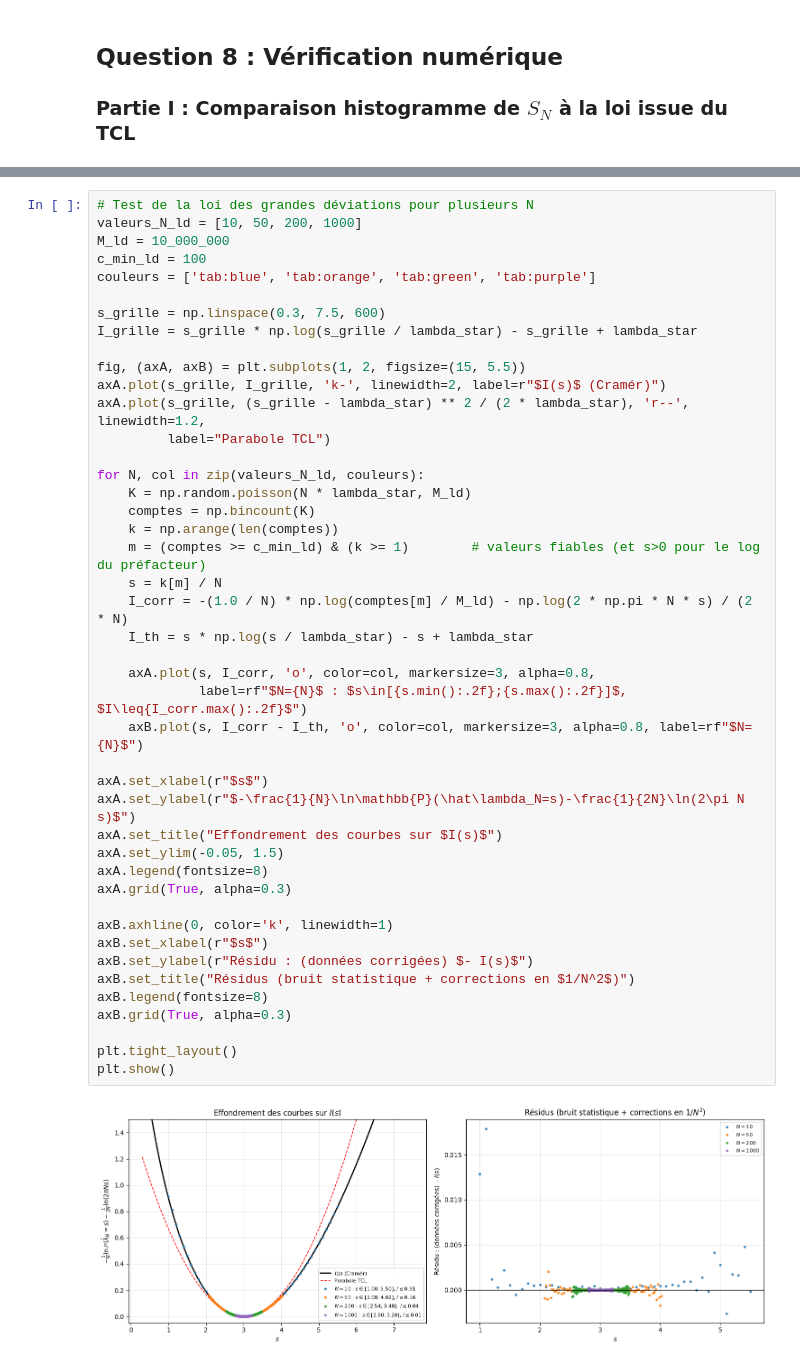
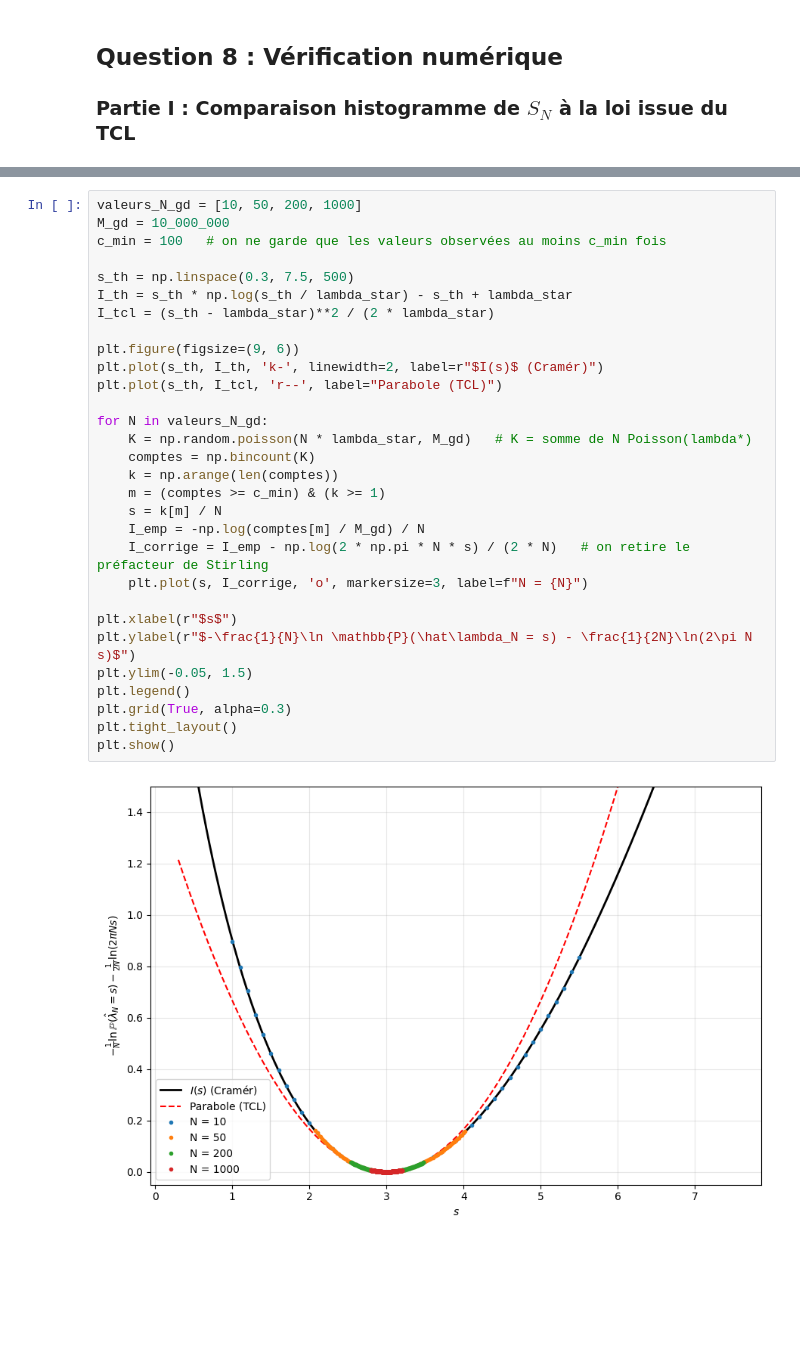
Before and after one commit to Brieucjub/homework1, a Jupyter notebook: homework1_exo2.ipynb, the cells around one changed output, grey strips where cells are left out. Cells and saved outputs as stored; diff of their text form; blank space fills up the shorter version.

```diff
--- a/homework1_exo2.ipynb
+++ b/homework1_exo2.ipynb
@@ -553,46 +435,32 @@ C'est bien le signe du terme d'ordre 3 de $I(s)$ (Q7) : asymétrie à droite de
 # %%
-# Test de la loi des grandes déviations pour plusieurs N
-valeurs_N_ld = [10, 50, 200, 1000]
-M_ld = 10_000_000
-c_min_ld = 100
-couleurs = ['tab:blue', 'tab:orange', 'tab:green', 'tab:purple']
+valeurs_N_gd = [10, 50, 200, 1000]
+M_gd = 10_000_000
+c_min = 100   # on ne garde que les valeurs observées au moins c_min fois
 
-s_grille = np.linspace(0.3, 7.5, 600)
-I_grille = s_grille * np.log(s_grille / lambda_star) - s_grille + lambda_star
+s_th = np.linspace(0.3, 7.5, 500)
+I_th = s_th * np.log(s_th / lambda_star) - s_th + lambda_star
+I_tcl = (s_th - lambda_star)**2 / (2 * lambda_star)
 
-fig, (axA, axB) = plt.subplots(1, 2, figsize=(15, 5.5))
-axA.plot(s_grille, I_grille, 'k-', linewidth=2, label=r"$I(s)$ (Cramér)")
-axA.plot(s_grille, (s_grille - lambda_star) ** 2 / (2 * lambda_star), 'r--', linewidth=1.2,
-         label="Parabole TCL")
+plt.figure(figsize=(9, 6))
+plt.plot(s_th, I_th, 'k-', linewidth=2, label=r"$I(s)$ (Cramér)")
+plt.plot(s_th, I_tcl, 'r--', label="Parabole (TCL)")
 
-for N, col in zip(valeurs_N_ld, couleurs):
-    K = np.random.poisson(N * lambda_star, M_ld)
+for N in valeurs_N_gd:
+    K = np.random.poisson(N * lambda_star, M_gd)   # K = somme de N Poisson(lambda*)
     comptes = np.bincount(K)
     k = np.arange(len(comptes))
-    m = (comptes >= c_min_ld) & (k >= 1)        # valeurs fiables (et s>0 pour le log du préfacteur)
+    m = (comptes >= c_min) & (k >= 1)
     s = k[m] / N
-    I_corr = -(1.0 / N) * np.log(comptes[m] / M_ld) - np.log(2 * np.pi * N * s) / (2 * N)
-    I_th = s * np.log(s / lambda_star) - s + lambda_star
+    I_emp = -np.log(comptes[m] / M_gd) / N
+    I_corrige = I_emp - np.log(2 * np.pi * N * s) / (2 * N)   # on retire le préfacteur de Stirling
+    plt.plot(s, I_corrige, 'o', markersize=3, label=f"N = {N}")
 
-    axA.plot(s, I_corr, 'o', color=col, markersize=3, alpha=0.8,
-             label=rf"$N={N}$ : $s\in[{s.min():.2f};{s.max():.2f}]$, $I\leq{I_corr.max():.2f}$")
-    axB.plot(s, I_corr - I_th, 'o', color=col, markersize=3, alpha=0.8, label=rf"$N={N}$")
-
-axA.set_xlabel(r"$s$")
-axA.set_ylabel(r"$-\frac{1}{N}\ln\mathbb{P}(\hat\lambda_N=s)-\frac{1}{2N}\ln(2\pi N s)$")
-axA.set_title("Effondrement des courbes sur $I(s)$")
-axA.set_ylim(-0.05, 1.5)
-axA.legend(fontsize=8)
-axA.grid(True, alpha=0.3)
-
-axB.axhline(0, color='k', linewidth=1)
-axB.set_xlabel(r"$s$")
-axB.set_ylabel(r"Résidu : (données corrigées) $- I(s)$")
-axB.set_title("Résidus (bruit statistique + corrections en $1/N^2$)")
-axB.legend(fontsize=8)
-axB.grid(True, alpha=0.3)
-
+plt.xlabel(r"$s$")
+plt.ylabel(r"$-\frac{1}{N}\ln \mathbb{P}(\hat\lambda_N = s) - \frac{1}{2N}\ln(2\pi N s)$")
+plt.ylim(-0.05, 1.5)
+plt.legend()
+plt.grid(True, alpha=0.3)
 plt.tight_layout()
 plt.show()
 # %% [output]
-[figure, old version]
+[figure, new version]
```
Also changed, not shown: parts of 14 cells of this notebook.
